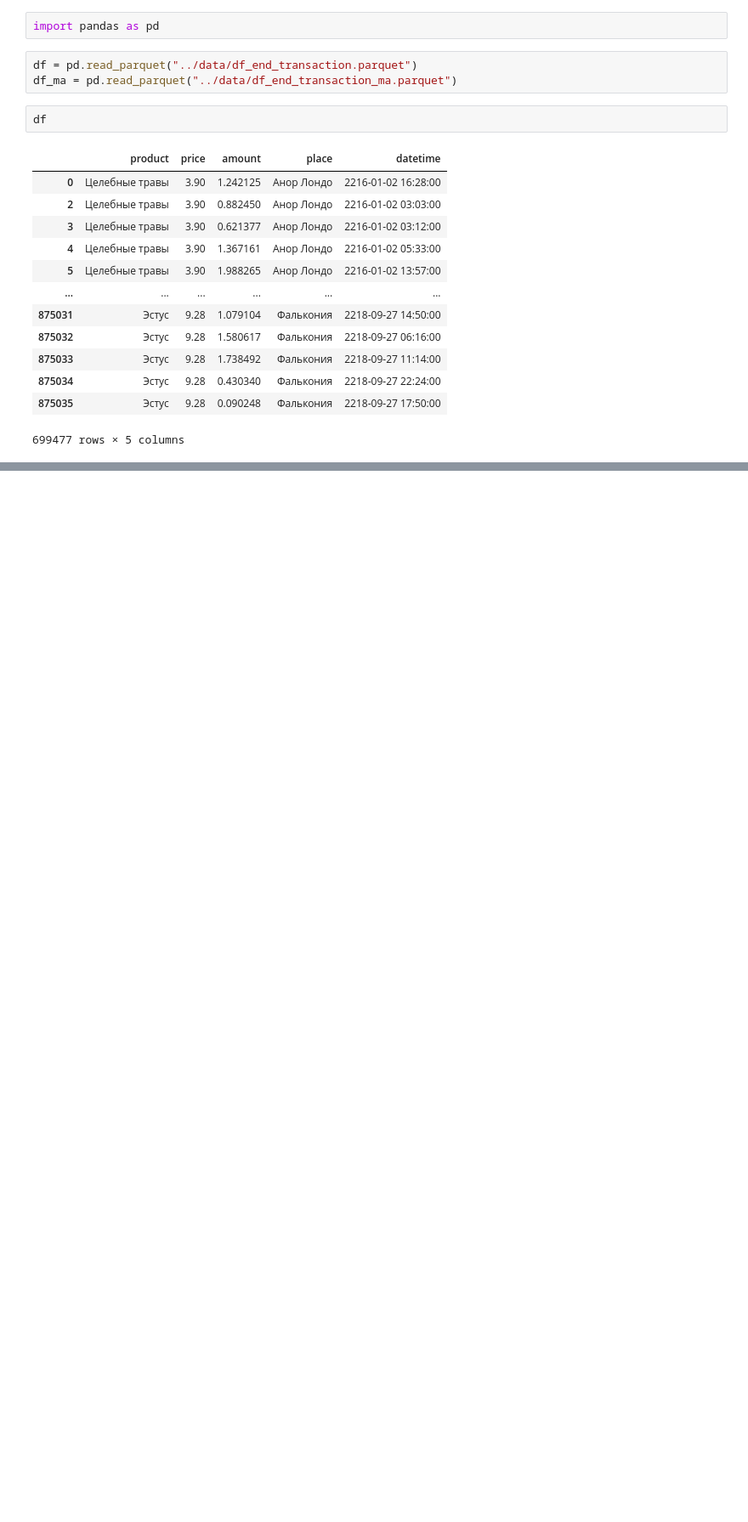
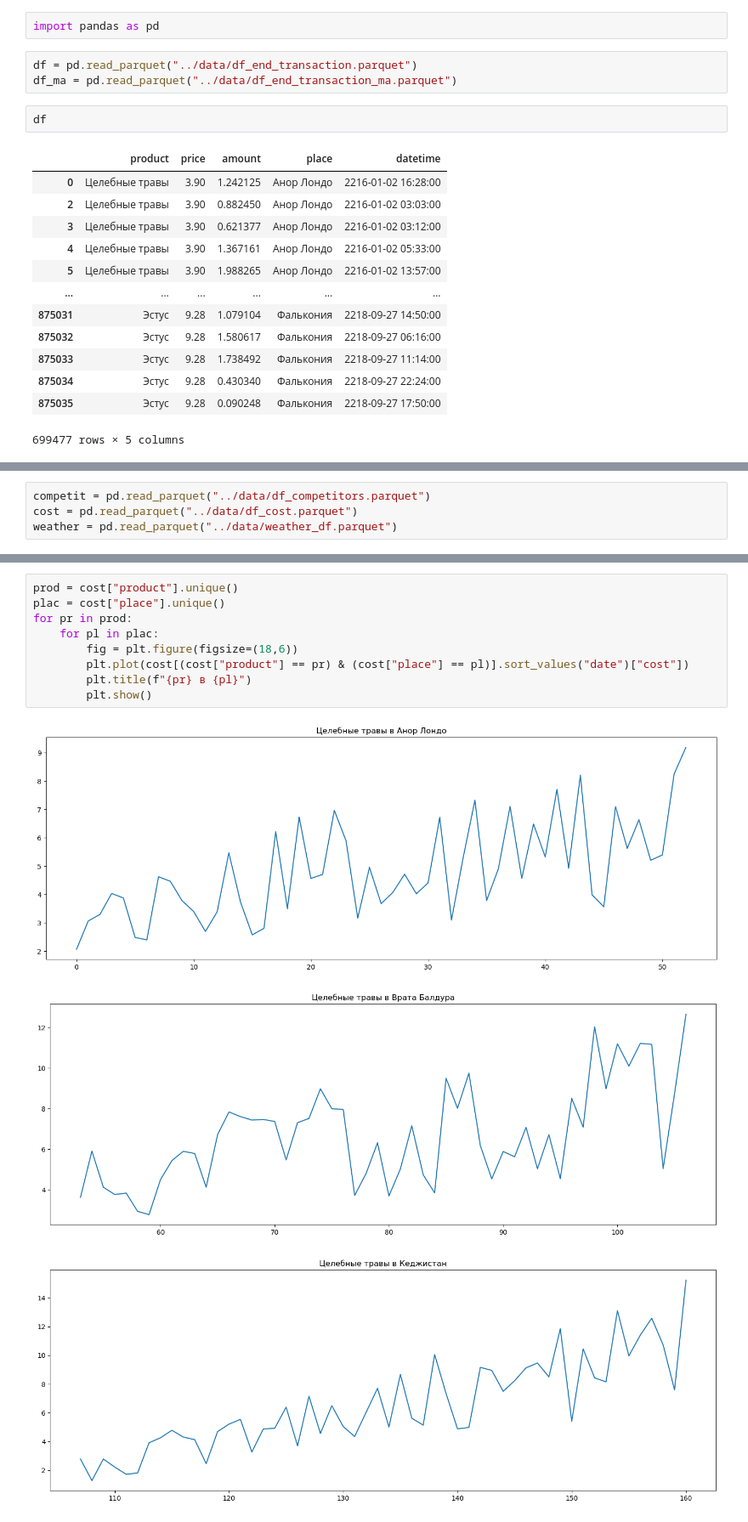
Before and after one commit to N3uralKi11ers/gpn_hack, a Jupyter notebook: model/main.ipynb, the cells around one changed output, grey strips where cells are left out. Shown at 85% size. Cells and saved outputs as stored; diff of their text form; blank space fills up the shorter version.

```diff
--- a/model/main.ipynb
+++ b/model/main.ipynb
@@ -24,0 +28,4 @@ price ∈ [concurrent_price, concurrent_price*1.2]
+# %%
+competit = pd.read_parquet("../data/df_competitors.parquet")
+cost = pd.read_parquet("../data/df_cost.parquet")
+weather = pd.read_parquet("../data/weather_df.parquet")
@@ -24,0 +57,13 @@ price ∈ [concurrent_price, concurrent_price*1.2]
+# %%
+prod = cost["product"].unique()
+plac = cost["place"].unique()
+for pr in prod:
+    for pl in plac:
+        fig = plt.figure(figsize=(18,6))
+        plt.plot(cost[(cost["product"] == pr) & (cost["place"] == pl)].sort_values("date")["cost"])
+        plt.title(f"{pr} в {pl}")
+        plt.show()
+# %% [output]
+[figure, added]
+[figure, added]
+[figure, added]
```
Also changed, not shown: parts of 5 cells of this notebook.
